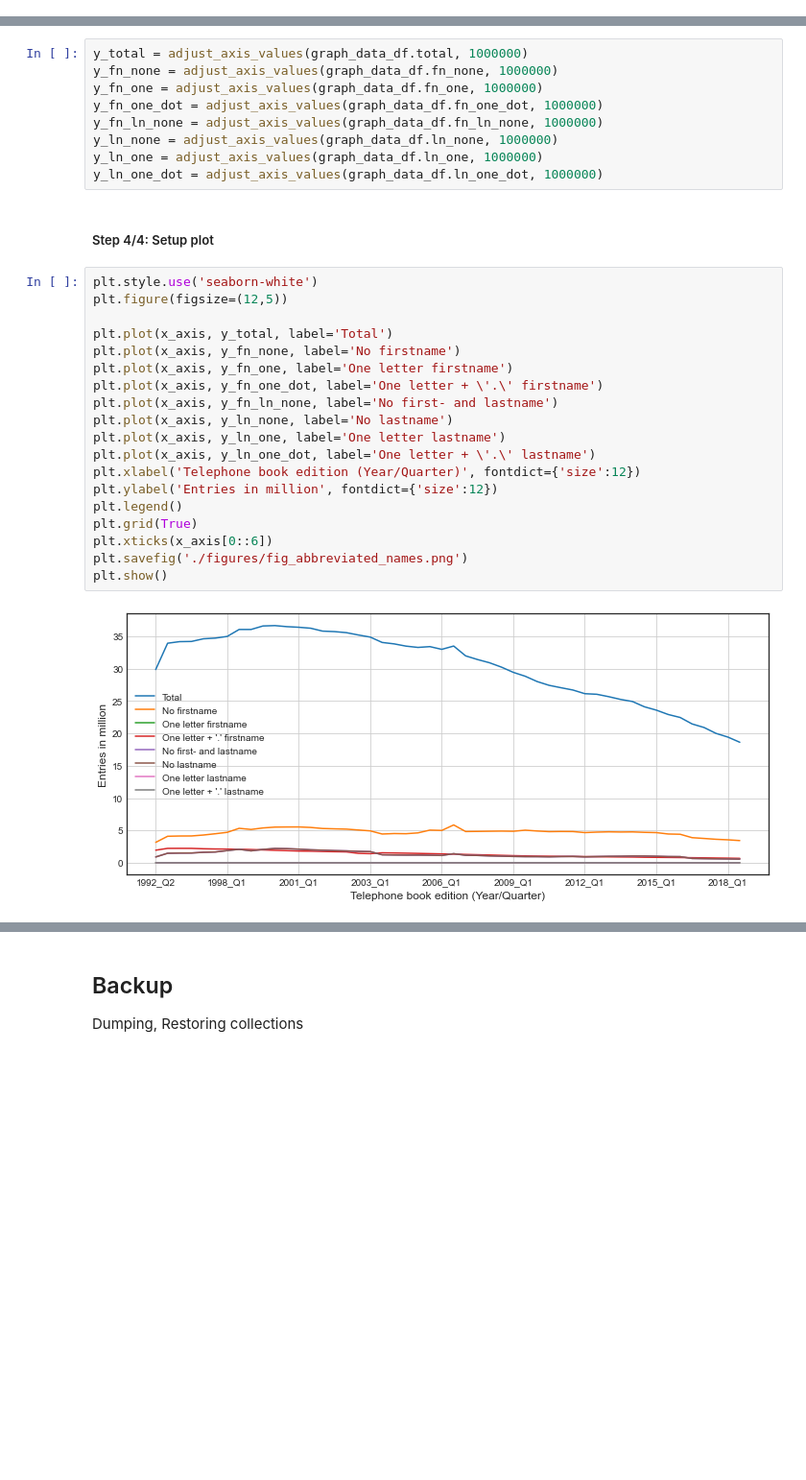
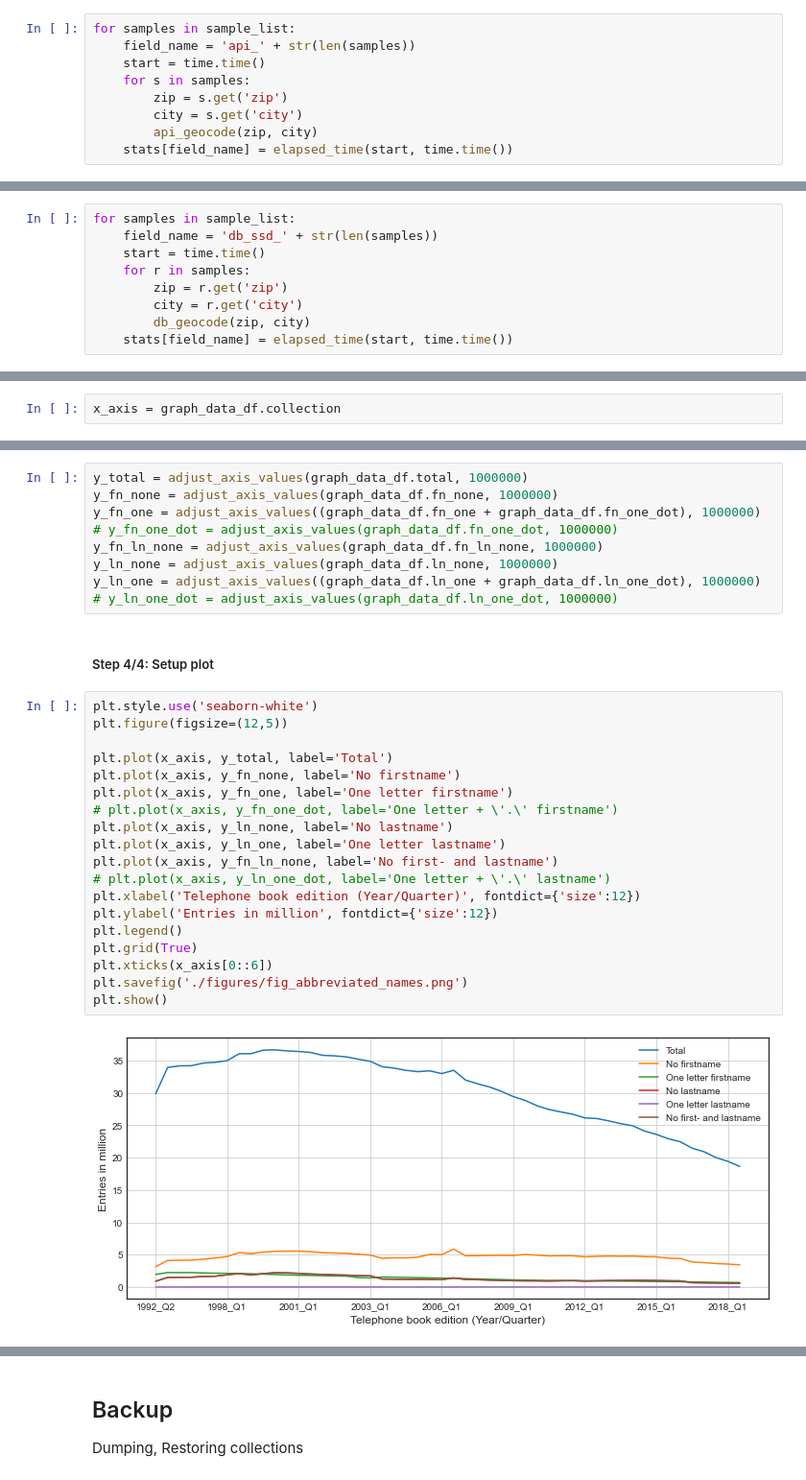
Before and after one commit to mayo-s/phonebookdiver, a Jupyter notebook: jupyter/phonebookdiver_notebook.ipynb, the cells around one changed output, grey strips where cells are left out. Shown: that part at 96% size. Drawn from its saved outputs; the diff is of its cells as text; blank space fills up the shorter version.

```diff
--- a/jupyter/phonebookdiver_notebook.ipynb
+++ b/jupyter/phonebookdiver_notebook.ipynb
@@ -742,0 +778,9 @@ total_count.plot(figsize=(20, 8))
+# %%
+for samples in sample_list:
+    field_name = 'api_' + str(len(samples))
+    start = time.time()
+    for s in samples:
+        zip = s.get('zip')
+        city = s.get('city')
+        api_geocode(zip, city)
+    stats[field_name] = elapsed_time(start, time.time())
@@ -742,0 +789,9 @@ total_count.plot(figsize=(20, 8))
+# %%
+for samples in sample_list:
+    field_name = 'db_ssd_' + str(len(samples))
+    start = time.time()
+    for r in samples:
+        zip = r.get('zip')
+        city = r.get('city')
+        db_geocode(zip, city)
+    stats[field_name] = elapsed_time(start, time.time())
@@ -1426,3 +1487,5 @@ x_axis = total_count.year
+# %%
+x_axis = graph_data_df.collection
 # %% [markdown]
 ##### Step 3/4: Assign multiple y-axes
 # %%
@@ -1435,32 +1498,32 @@ def adjust_axis_values(values, divider):
 # %%
 y_total = adjust_axis_values(graph_data_df.total, 1000000)
 y_fn_none = adjust_axis_values(graph_data_df.fn_none, 1000000)
-y_fn_one = adjust_axis_values(graph_data_df.fn_one, 1000000)
-y_fn_one_dot = adjust_axis_values(graph_data_df.fn_one_dot, 1000000)
+y_fn_one = adjust_axis_values((graph_data_df.fn_one + graph_data_df.fn_one_dot), 1000000)
+# y_fn_one_dot = adjust_axis_values(graph_data_df.fn_one_dot, 1000000)
 y_fn_ln_none = adjust_axis_values(graph_data_df.fn_ln_none, 1000000)
 y_ln_none = adjust_axis_values(graph_data_df.ln_none, 1000000)
-y_ln_one = adjust_axis_values(graph_data_df.ln_one, 1000000)
-y_ln_one_dot = adjust_axis_values(graph_data_df.ln_one_dot, 1000000)
+y_ln_one = adjust_axis_values((graph_data_df.ln_one + graph_data_df.ln_one_dot), 1000000)
+# y_ln_one_dot = adjust_axis_values(graph_data_df.ln_one_dot, 1000000)
 # %% [markdown]
 ##### Step 4/4: Setup plot
 # %%
 plt.style.use('seaborn-white')
 plt.figure(figsize=(12,5))
 
 plt.plot(x_axis, y_total, label='Total')
 plt.plot(x_axis, y_fn_none, label='No firstname')
 plt.plot(x_axis, y_fn_one, label='One letter firstname')
-plt.plot(x_axis, y_fn_one_dot, label='One letter + \'.\' firstname')
-plt.plot(x_axis, y_fn_ln_none, label='No first- and lastname')
+# plt.plot(x_axis, y_fn_one_dot, label='One letter + \'.\' firstname')
 plt.plot(x_axis, y_ln_none, label='No lastname')
 plt.plot(x_axis, y_ln_one, label='One letter lastname')
-plt.plot(x_axis, y_ln_one_dot, label='One letter + \'.\' lastname')
+plt.plot(x_axis, y_fn_ln_none, label='No first- and lastname')
+# plt.plot(x_axis, y_ln_one_dot, label='One letter + \'.\' lastname')
 plt.xlabel('Telephone book edition (Year/Quarter)', fontdict={'size':12})
 plt.ylabel('Entries in million', fontdict={'size':12})
 plt.legend()
 plt.grid(True)
 plt.xticks(x_axis[0::6])
 plt.savefig('./figures/fig_abbreviated_names.png')
 plt.show()
 # %% [output]
-[figure, old version]
+[figure, new version]
```
Also changed, not shown: parts of 21 cells of this notebook, 1 other file.
